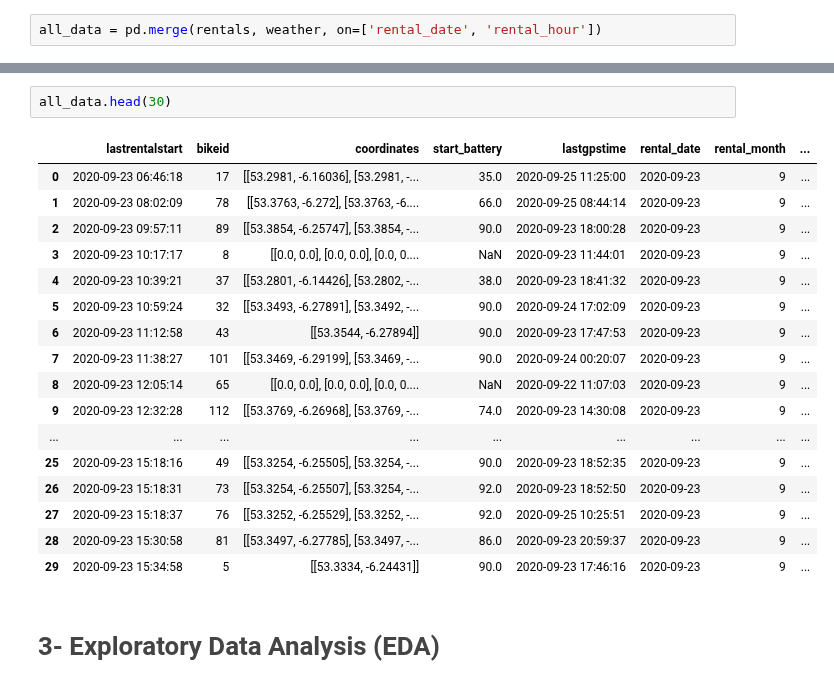
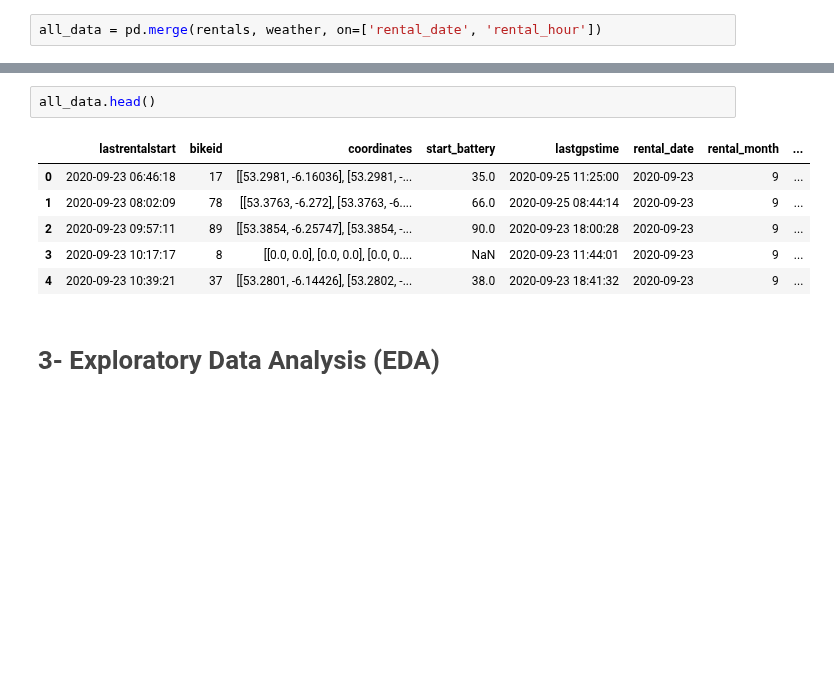
Before and after one commit to pessini/moby-bikes, a Jupyter notebook: notebooks/moby-demand-predicition.ipynb, the cells around one changed output, grey strips where cells are left out. Cells and saved outputs as stored; diff of their text form; blank space fills up the shorter version.

```diff
--- a/notebooks/moby-demand-predicition.ipynb
+++ b/notebooks/moby-demand-predicition.ipynb
@@ -446,23 +425,12 @@ dtype: int64
 # %%
-all_data.head(30)
+all_data.head()
 # %% [output]
 |  | lastrentalstart | bikeid | coordinates | start_battery | lastgpstime | rental_date | rental_month | ... |
 | 0 | 2020-09-23 06:46:18 | 17 | [[53.2981, -6.16036], [53.2981, -... | 35.0 | 2020-09-25 11:25:00 | 2020-09-23 | 9 | ... |
 | 1 | 2020-09-23 08:02:09 | 78 | [[53.3763, -6.272], [53.3763, -6.... | 66.0 | 2020-09-25 08:44:14 | 2020-09-23 | 9 | ... |
 | 2 | 2020-09-23 09:57:11 | 89 | [[53.3854, -6.25747], [53.3854, -... | 90.0 | 2020-09-23 18:00:28 | 2020-09-23 | 9 | ... |
 | 3 | 2020-09-23 10:17:17 | 8 | [[0.0, 0.0], [0.0, 0.0], [0.0, 0.... | NaN | 2020-09-23 11:44:01 | 2020-09-23 | 9 | ... |
 | 4 | 2020-09-23 10:39:21 | 37 | [[53.2801, -6.14426], [53.2802, -... | 38.0 | 2020-09-23 18:41:32 | 2020-09-23 | 9 | ... |
-| 5 | 2020-09-23 10:59:24 | 32 | [[53.3493, -6.27891], [53.3492, -... | 90.0 | 2020-09-24 17:02:09 | 2020-09-23 | 9 | ... |
-| 6 | 2020-09-23 11:12:58 | 43 | [[53.3544, -6.27894]] | 90.0 | 2020-09-23 17:47:53 | 2020-09-23 | 9 | ... |
-| 7 | 2020-09-23 11:38:27 | 101 | [[53.3469, -6.29199], [53.3469, -... | 90.0 | 2020-09-24 00:20:07 | 2020-09-23 | 9 | ... |
-| 8 | 2020-09-23 12:05:14 | 65 | [[0.0, 0.0], [0.0, 0.0], [0.0, 0.... | NaN | 2020-09-22 11:07:03 | 2020-09-23 | 9 | ... |
-| 9 | 2020-09-23 12:32:28 | 112 | [[53.3769, -6.26968], [53.3769, -... | 74.0 | 2020-09-23 14:30:08 | 2020-09-23 | 9 | ... |
-| ... | ... | ... | ... | ... | ... | ... | ... | ... |
-| 25 | 2020-09-23 15:18:16 | 49 | [[53.3254, -6.25505], [53.3254, -... | 90.0 | 2020-09-23 18:52:35 | 2020-09-23 | 9 | ... |
-| 26 | 2020-09-23 15:18:31 | 73 | [[53.3254, -6.25507], [53.3254, -... | 92.0 | 2020-09-23 18:52:50 | 2020-09-23 | 9 | ... |
-| 27 | 2020-09-23 15:18:37 | 76 | [[53.3252, -6.25529], [53.3252, -... | 92.0 | 2020-09-25 10:25:51 | 2020-09-23 | 9 | ... |
-| 28 | 2020-09-23 15:30:58 | 81 | [[53.3497, -6.27785], [53.3497, -... | 86.0 | 2020-09-23 20:59:37 | 2020-09-23 | 9 | ... |
-| 29 | 2020-09-23 15:34:58 | 5 | [[53.3334, -6.24431]] | 90.0 | 2020-09-23 17:46:16 | 2020-09-23 | 9 | ... |
 # %% [markdown]
 <a id="3"></a>
 # <p style="font-size:100%; text-align:left; color:#444444;">3- Exploratory Data Analysis (EDA)</p>
```
Also changed, not shown: parts of 1 cell of this notebook.
